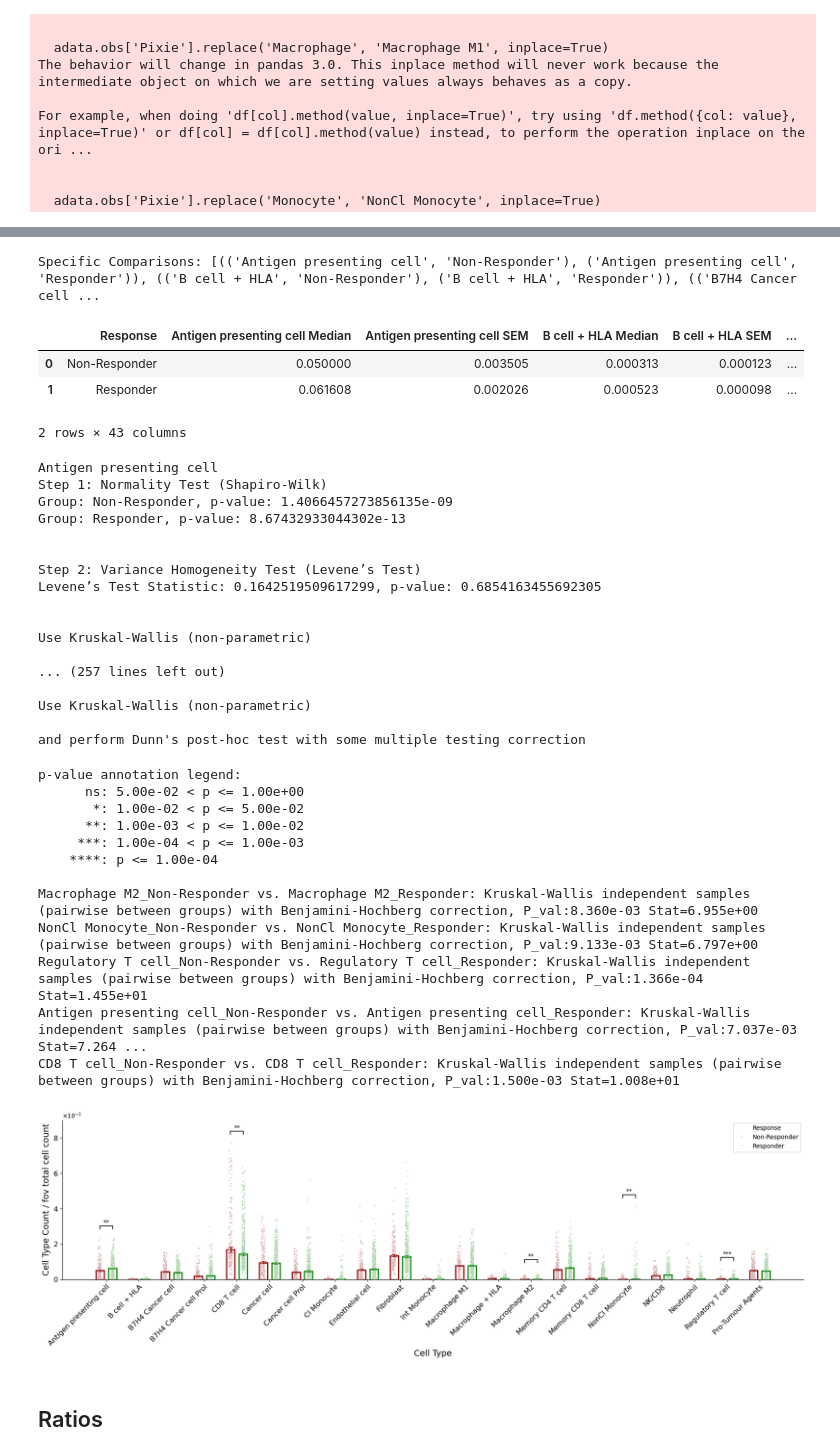
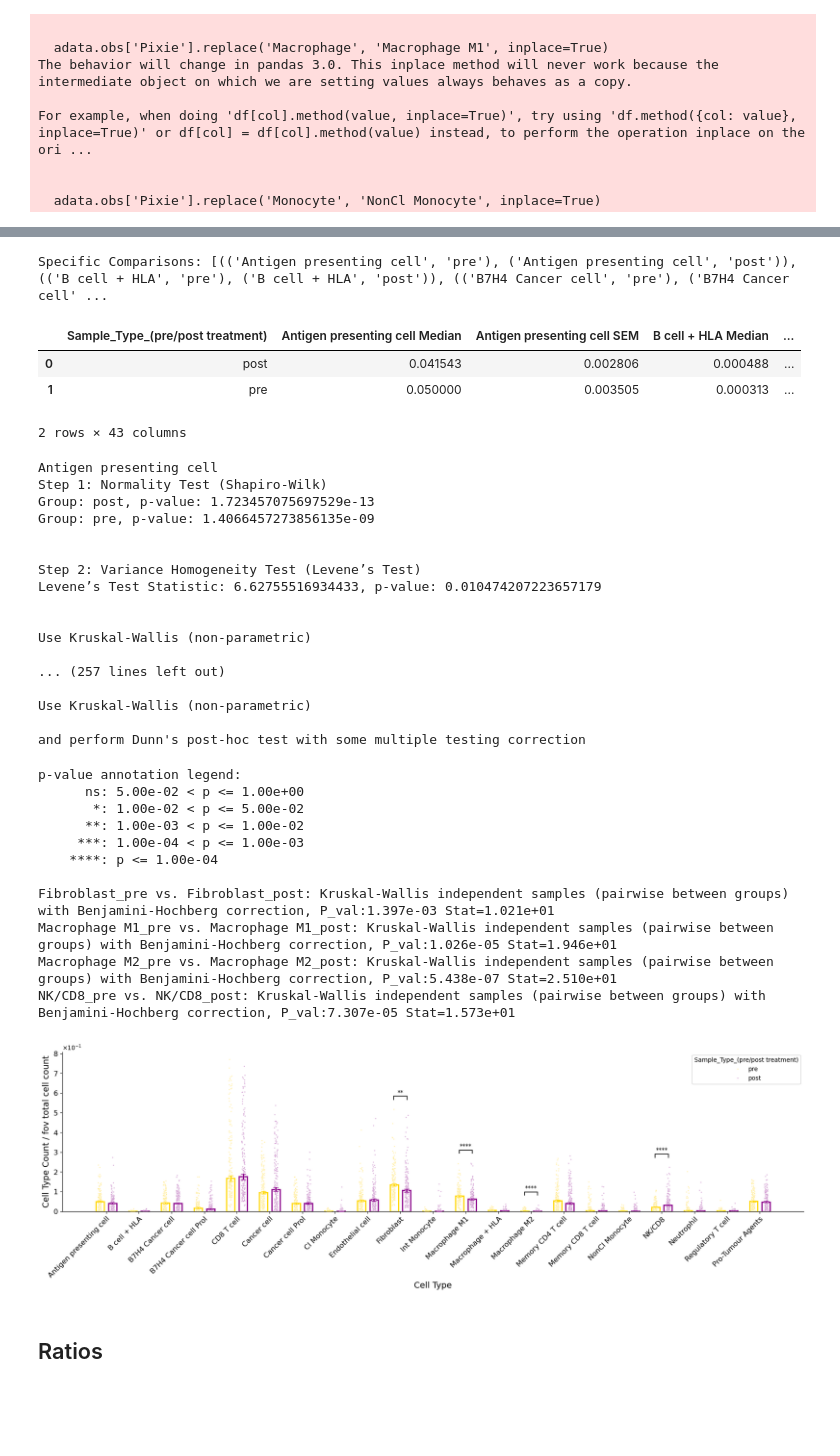
Before and after one commit to Schumacher-group/IMC_TNBC_analysis, a Jupyter notebook: figures/manuscript/Notebooks/Cell Counts.ipynb, the cells around one changed output, grey strips where cells are left out. Cells and saved outputs as stored; diff of their text form; code cells hidden in the pictures; blank space fills up the shorter version.

```diff
--- a/figures/manuscript/Notebooks/Cell Counts.ipynb
+++ b/figures/manuscript/Notebooks/Cell Counts.ipynb
@@ -47,11 +47,11 @@ For example, when doing 'df[col].method(value, inplace=True)', try using 'df.met
 
   adata.obs['Pixie'].replace('Monocyte', 'NonCl Monocyte', inplace=True)
 # %%
-pretreat = adata[adata.obs['Sample_Type_(pre/post treatment)']=='pre'].copy()
-#pretreat = adata[adata.obs['Response']=='Non-Responder'].copy() ###use this line when analysing Non-Responders
+# pretreat = adata[adata.obs['Sample_Type_(pre/post treatment)']=='pre'].copy()
+pretreat = adata[adata.obs['Response']=='Non-Responder'].copy() ###use this line when analysing Non-Responders
 # %%
-study = 'Response'
-#study = 'Sample_Type_(pre/post treatment)' ###use this line when analysing Non-Responders
+# study = 'Response'
+study = 'Sample_Type_(pre/post treatment)' ###use this line when analysing Non-Responders
 
 # Create the first dataframe
 cell_counts = pd.DataFrame()
@@ -204,7 +204,7 @@ for treatment in unique_treatments:
 # Print added specific comparisons
 print(f"Specific Comparisons: {comparison_pairs}")
 # %% [output]
-Specific Comparisons: [(('Antigen presenting cell', 'Non-Responder'), ('Antigen presenting cell', 'Responder')), (('B cell + HLA', 'Non-Responder'), ('B cell + HLA', 'Responder')), (('B7H4 Cancer cell ...
+Specific Comparisons: [(('Antigen presenting cell', 'pre'), ('Antigen presenting cell', 'post')), (('B cell + HLA', 'pre'), ('B cell + HLA', 'post')), (('B7H4 Cancer cell', 'pre'), ('B7H4 Cancer cell' ...
 # %%
 PhenoNorm = ['Antigen presenting cell', 'B cell + HLA', 'B7H4 Cancer cell', 'B7H4 Cancer cell Prol',
              'CD8 T cell', 'Cancer cell', 'Cancer cell Prol', 'Cl Monocyte', 'Endothelial cell',
@@ -248,9 +248,9 @@ df2.rename(columns={'sem': 'Antigen presenting cell SEM'}, inplace = True)
 
 df2
 # %% [output]
-|  | Response | Antigen presenting cell Median | Antigen presenting cell SEM | B cell + HLA Median | B cell + HLA SEM | ... |
-| 0 | Non-Responder | 0.050000 | 0.003505 | 0.000313 | 0.000123 | ... |
-| 1 | Responder | 0.061608 | 0.002026 | 0.000523 | 0.000098 | ... |
+|  | Sample_Type_(pre/post treatment) | Antigen presenting cell Median | Antigen presenting cell SEM | B cell + HLA Median | ... |
+| 0 | post | 0.041543 | 0.002806 | 0.000488 | ... |
+| 1 | pre | 0.050000 | 0.003505 | 0.000313 | ... |
 2 rows × 43 columns
 # %%
 from scipy.stats import shapiro, levene
@@ -299,12 +299,12 @@ for i in range(0, len(PhenoNorm)):
 # %% [output]
 Antigen presenting cell
 Step 1: Normality Test (Shapiro-Wilk)
-Group: Non-Responder, p-value: 1.4066457273856135e-09
-Group: Responder, p-value: 8.67432933044302e-13
+Group: post, p-value: 1.723457075697529e-13
+Group: pre, p-value: 1.4066457273856135e-09
 
 
 Step 2: Variance Homogeneity Test (Levene’s Test)
-Levene’s Test Statistic: 0.1642519509617299, p-value: 0.6854163455692305
+Levene’s Test Statistic: 6.62755516934433, p-value: 0.010474207223657179
 
 
 Use Kruskal-Wallis (non-parametric)
@@ -317,9 +317,9 @@ and perform Dunn's post-hoc test with some multiple testing correction
 # %%
 ############Palette#################
 #Responder
-T1 ="#008000" #'darkmagenta'# "#008000" #match powerpoint colours
+T1 ='darkmagenta'# "#008000" #match powerpoint colours
 #Non-Responder
-T2 = "#8b0000" #'gold'#"#8b0000"#match powerpoint colours
+T2 = 'gold'#"#8b0000"#match powerpoint colours
 #Set Palette
 colours = [T2, T1]
 
@@ -327,8 +327,10 @@ colours = [T2, T1]
 palette = sns.color_palette(colours)
 ###################################
 # %%
-treatments = ['Non-Responder', 'Responder']
-#treatments = ['pre', 'post'] ###uncomment if analysing Non-Responders
+# treatments = ['Non-Responder', 'Responder']
+# filename = 'FS4-1A_CellTypes_NonResponders'
+treatments = ['pre', 'post'] ###uncomment if analysing Non-Responders
+filename = 'FS5-1A_CellTypes_PrePost' ###uncomment if analysing Non-Responders
 data_scatter = transformed_df
 
 # Set the bar width and positions for the grouped bars
@@ -393,40 +395,39 @@ annotator.apply_and_annotate()
 
 # Customize the plot aesthetics
 ax.set_xlabel('Cell Type', fontsize=14)
 ax.set_ylabel('Cell Type Count / fov total cell count', fontsize=14)
 #ax.set_title(title)
 ax.spines['top'].set_visible(False)
 ax.spines['right'].set_visible(False)
 # Set x-ticks to be the center of the grouped bars
 ax.set_xticks(index - bar_width )
 #ax.set_xticklabels(PhenoNorm)
 ax.set_xticks([0,1,2,3,4,5,6,7,8,9,10,11,12,13,14,15,16,17,18,19,20], PhenoNorm, rotation=45, rotation_mode="anchor", ha="right")
 plt.xticks(fontsize=12)
 plt.yticks(fontsize=12)
 #ax.set_ylim(0,0.0006)
 plt.ylim(ymin=0)
 
 ax.ticklabel_format(axis='y', style='sci', scilimits=(0,0), useOffset=None, useLocale=None, useMathText=True)
 
 plt.tight_layout()
 
-plt.savefig('../../manuscript/FS4-1A_CellTypes_NonResponders.png',format='png', dpi=600, bbox_inches='tight')
+plt.savefig('../../manuscript/'+filename+'.png',format='png', dpi=600, bbox_inches='tight')
 
 plt.show()
 # %% [output]
 p-value annotation legend:
       ns: 5.00e-02 < p <= 1.00e+00
        *: 1.00e-02 < p <= 5.00e-02
       **: 1.00e-03 < p <= 1.00e-02
      ***: 1.00e-04 < p <= 1.00e-03
     ****: p <= 1.00e-04
 
-Macrophage M2_Non-Responder vs. Macrophage M2_Responder: Kruskal-Wallis independent samples (pairwise between groups) with Benjamini-Hochberg correction, P_val:8.360e-03 Stat=6.955e+00
-NonCl Monocyte_Non-Responder vs. NonCl Monocyte_Responder: Kruskal-Wallis independent samples (pairwise between groups) with Benjamini-Hochberg correction, P_val:9.133e-03 Stat=6.797e+00
-Regulatory T cell_Non-Responder vs. Regulatory T cell_Responder: Kruskal-Wallis independent samples (pairwise between groups) with Benjamini-Hochberg correction, P_val:1.366e-04 Stat=1.455e+01
-Antigen presenting cell_Non-Responder vs. Antigen presenting cell_Responder: Kruskal-Wallis independent samples (pairwise between groups) with Benjamini-Hochberg correction, P_val:7.037e-03 Stat=7.264 ...
-CD8 T cell_Non-Responder vs. CD8 T cell_Responder: Kruskal-Wallis independent samples (pairwise between groups) with Benjamini-Hochberg correction, P_val:1.500e-03 Stat=1.008e+01
+Fibroblast_pre vs. Fibroblast_post: Kruskal-Wallis independent samples (pairwise between groups) with Benjamini-Hochberg correction, P_val:1.397e-03 Stat=1.021e+01
+Macrophage M1_pre vs. Macrophage M1_post: Kruskal-Wallis independent samples (pairwise between groups) with Benjamini-Hochberg correction, P_val:1.026e-05 Stat=1.946e+01
+Macrophage M2_pre vs. Macrophage M2_post: Kruskal-Wallis independent samples (pairwise between groups) with Benjamini-Hochberg correction, P_val:5.438e-07 Stat=2.510e+01
+NK/CD8_pre vs. NK/CD8_post: Kruskal-Wallis independent samples (pairwise between groups) with Benjamini-Hochberg correction, P_val:7.307e-05 Stat=1.573e+01
-[figure, old version]
+[figure, new version]
 # %% [markdown]
 ## Ratios
 # %%
```
Also changed, not shown: parts of 5 cells of this notebook.
